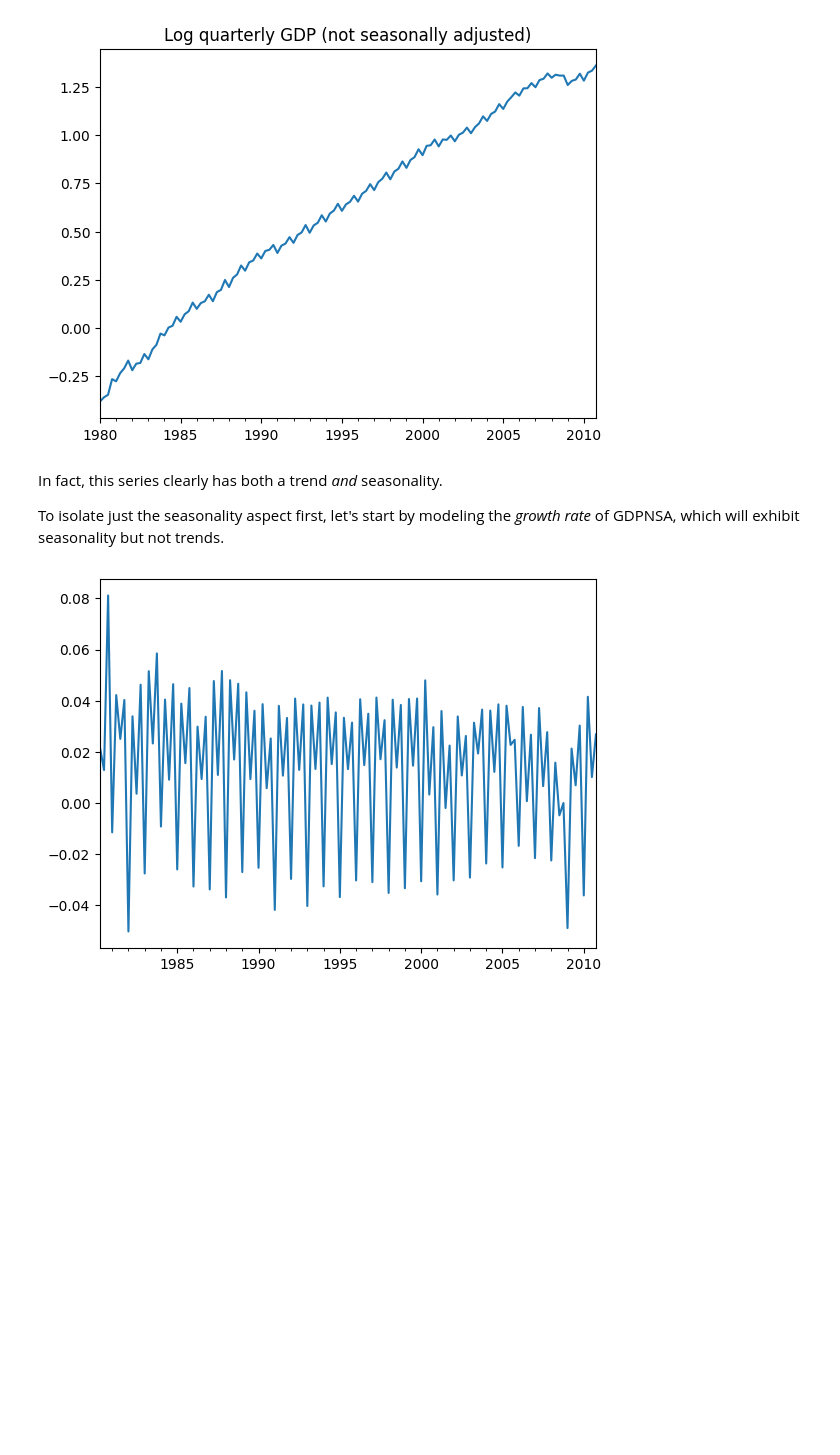
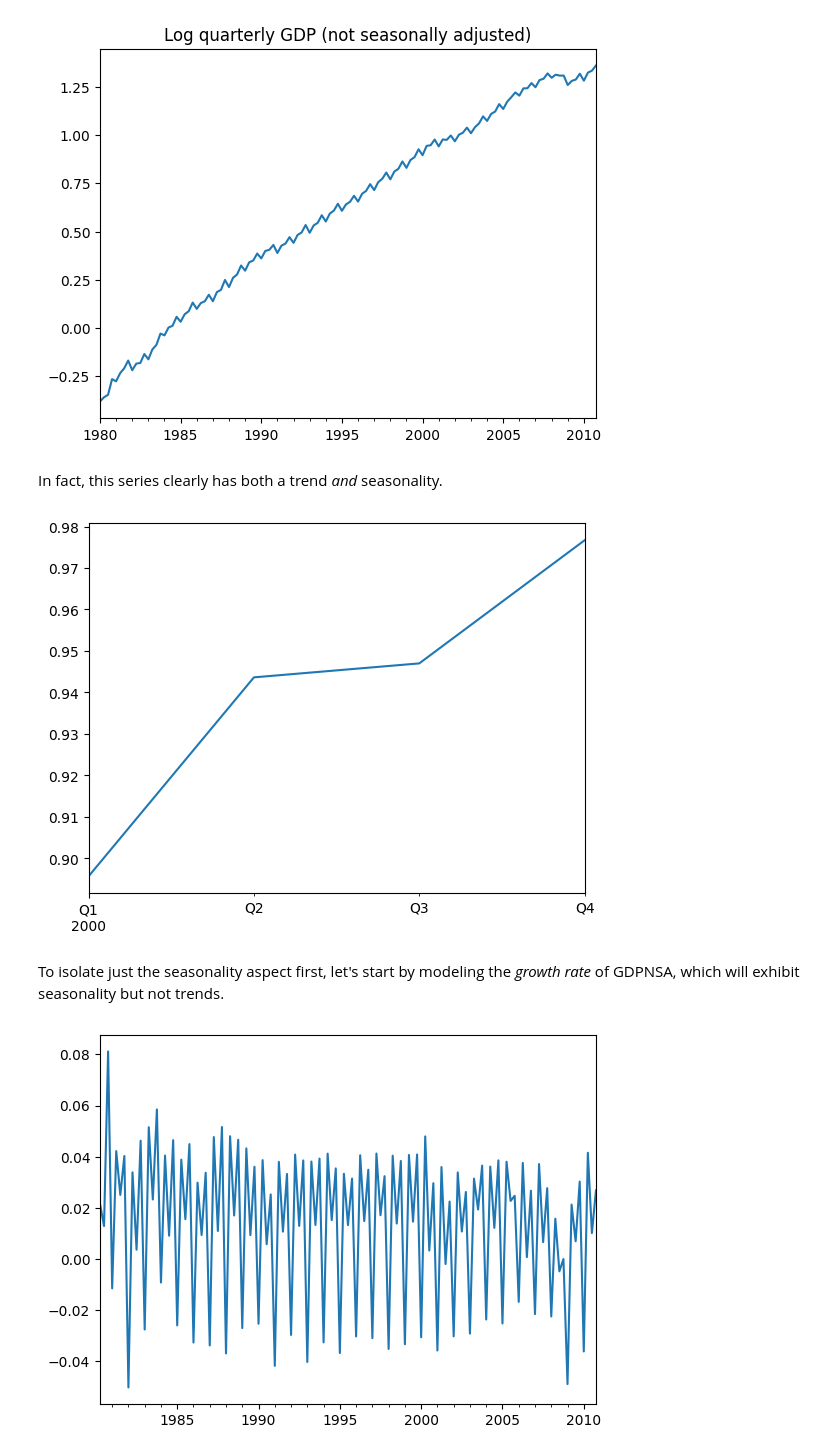
Before and after one commit to wgjm1986/FIN657, a Jupyter notebook: Week 4 and 5 - The ARMA framework/ARMA part 4 - Trends and seasonality.ipynb, the cells around one changed output. Drawn from its saved outputs; the diff is of its cells as text; code cells hidden in the pictures; blank space fills up the shorter version.

```diff
--- a/Week 4 and 5 - The ARMA framework/ARMA part 4 - Trends and seasonality.ipynb
+++ b/Week 4 and 5 - The ARMA framework/ARMA part 4 - Trends and seasonality.ipynb
@@ -176,10 +199,14 @@ log_GDPNSA = np.log(GDPNSA)
 log_GDPNSA.plot(title="Log quarterly GDP (not seasonally adjusted)");
 # %% [output]
 [figure]
-# %% [markdown]
-In fact, this series clearly has both a trend *and* seasonality.
-
-To isolate just the seasonality aspect first, let's start by modeling the *growth rate* of GDPNSA, which will exhibit seasonality but not trends.
+# %% [markdown]
+In fact, this series clearly has both a trend *and* seasonality.
+# %%
+log_GDPNSA['2000'].plot();
+# %% [output]
+[figure, added]
+# %% [markdown]
+To isolate just the seasonality aspect first, let's start by modeling the *growth rate* of GDPNSA, which will exhibit seasonality but not trends.
 # %%
 GDPNSA_growth = log_GDPNSA.diff().dropna()
 GDPNSA_growth.plot();
```
Also changed, not shown: parts of 15 cells of this notebook, 3 other files.
